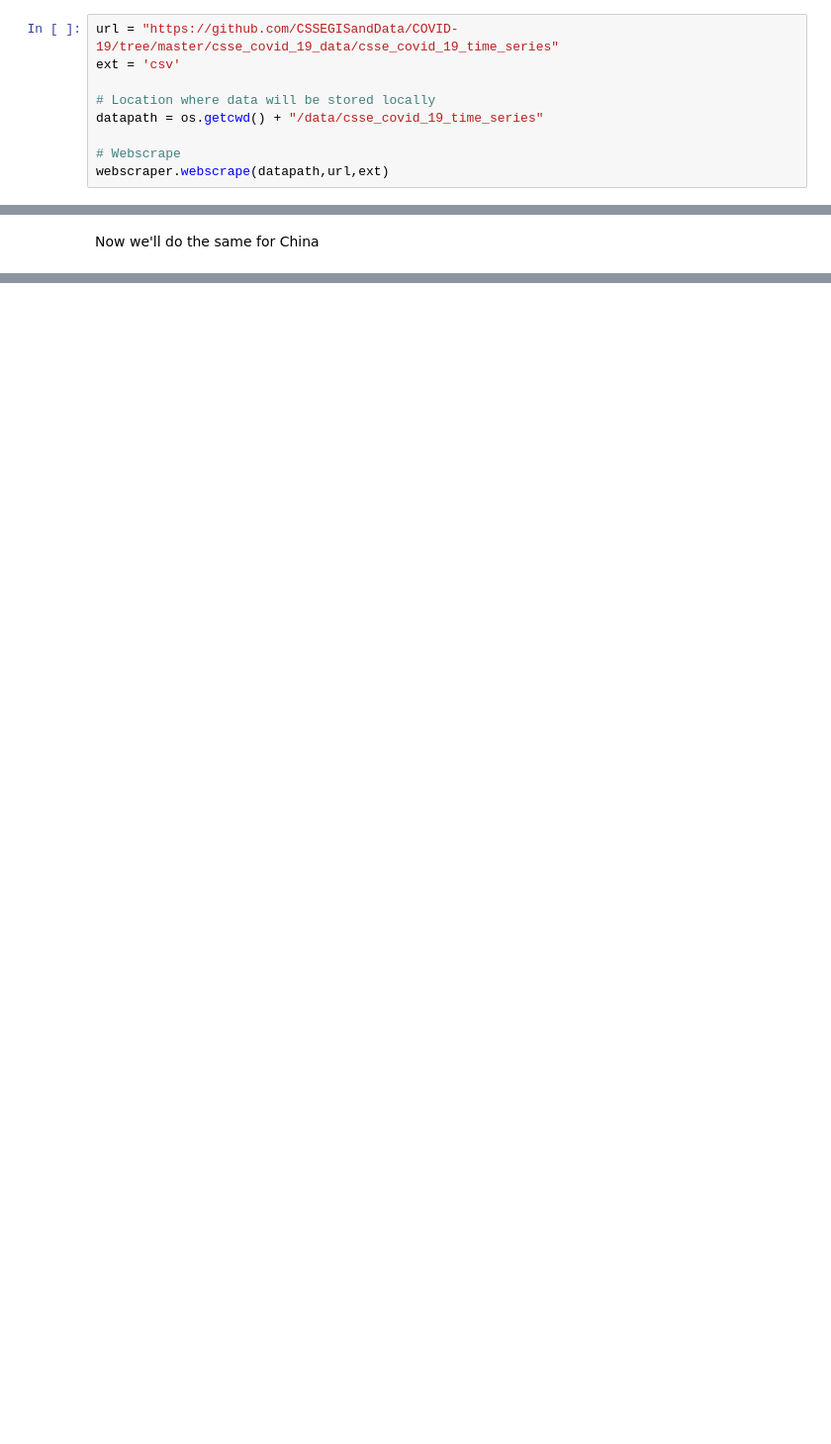
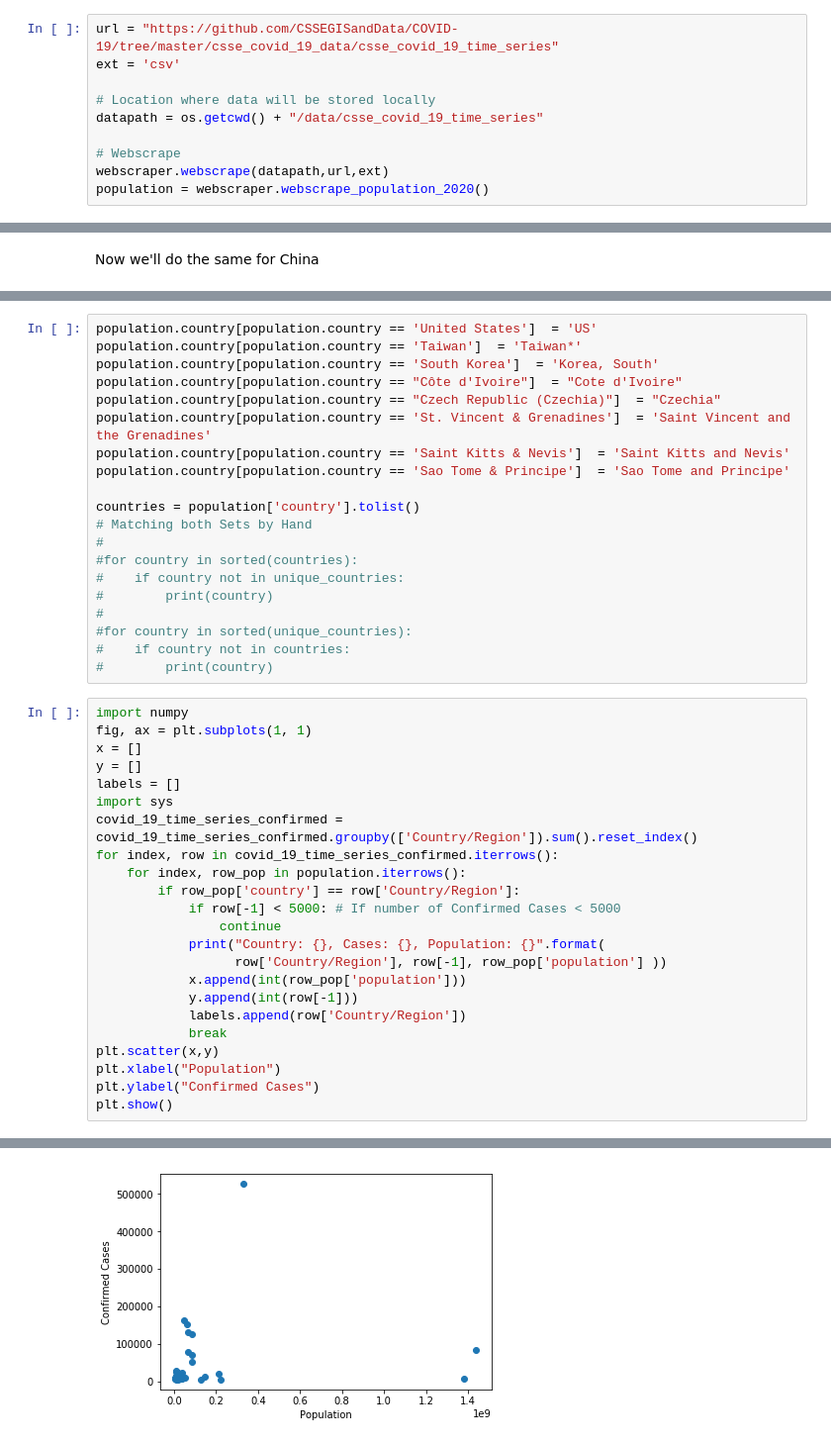
Before and after one commit to awells-uva/cs-project-covid, a Jupyter notebook: final_project.ipynb, the cells around one changed output, grey strips where cells are left out. Shown at 99% size. Drawn from its saved outputs; the diff is of its cells as text; blank space fills up the shorter version.

```diff
--- a/final_project.ipynb
+++ b/final_project.ipynb
@@ -18,5 +18,6 @@ datapath = os.getcwd() + "/data/csse_covid_19_time_series"
 
 # Webscrape
 webscraper.webscrape(datapath,url,ext)
+population = webscraper.webscrape_population_2020()
 # %% [output]
 Fetching Data From: https://github.com/CSSEGISandData/COVID-19/tree/master/csse_covid_19_data/csse_covid_19_time_series
@@ -346,0 +330,44 @@ covidPlotter.plot_bar(china_diff,'China','Confirmed - Recovered')
+# %%
+population.country[population.country == 'United States']  = 'US'
+population.country[population.country == 'Taiwan']  = 'Taiwan*'
+population.country[population.country == 'South Korea']  = 'Korea, South'
+population.country[population.country == "Côte d'Ivoire"]  = "Cote d'Ivoire"
+population.country[population.country == "Czech Republic (Czechia)"]  = "Czechia"
+population.country[population.country == 'St. Vincent & Grenadines']  = 'Saint Vincent and the Grenadines'
+population.country[population.country == 'Saint Kitts & Nevis']  = 'Saint Kitts and Nevis'
+population.country[population.country == 'Sao Tome & Principe']  = 'Sao Tome and Principe'
+
+countries = population['country'].tolist()
+# Matching both Sets by Hand
+#
+#for country in sorted(countries):
+#    if country not in unique_countries:
+#        print(country)
+#
+#for country in sorted(unique_countries):
+#    if country not in countries:
+#        print(country)
+# %%
+import numpy
+fig, ax = plt.subplots(1, 1)
+x = []
+y = []
+labels = []
+import sys
+covid_19_time_series_confirmed = covid_19_time_series_confirmed.groupby(['Country/Region']).sum().reset_index()
+for index, row in covid_19_time_series_confirmed.iterrows():
+    for index, row_pop in population.iterrows():
+        if row_pop['country'] == row['Country/Region']:
+            if row[-1] < 5000: # If number of Confirmed Cases < 5000
+                continue
+            print("Country: {}, Cases: {}, Population: {}".format(
+                  row['Country/Region'], row[-1], row_pop['population'] ))
+            x.append(int(row_pop['population']))
+            y.append(int(row[-1]))
+            labels.append(row['Country/Region'])
+            break
+plt.scatter(x,y)
+plt.xlabel("Population")
+plt.ylabel("Confirmed Cases")
+plt.show()
+# %% [output]
@@ -346,0 +391 @@ covidPlotter.plot_bar(china_diff,'China','Confirmed - Recovered')
+[figure, added]
```
Also changed, not shown: parts of 35 cells of this notebook, 2 other files.
